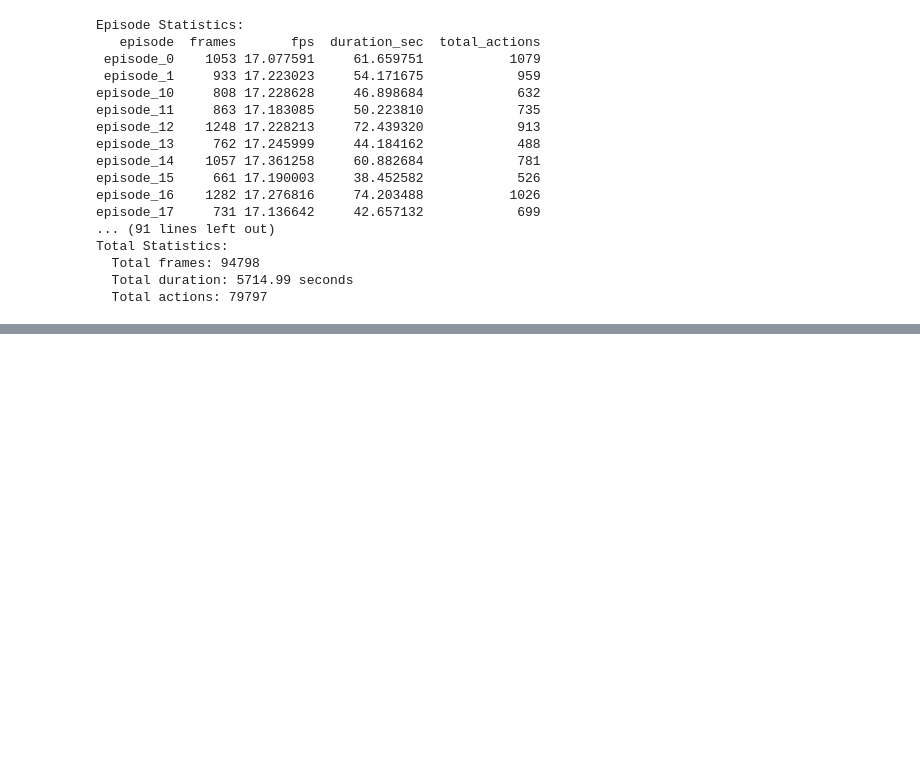
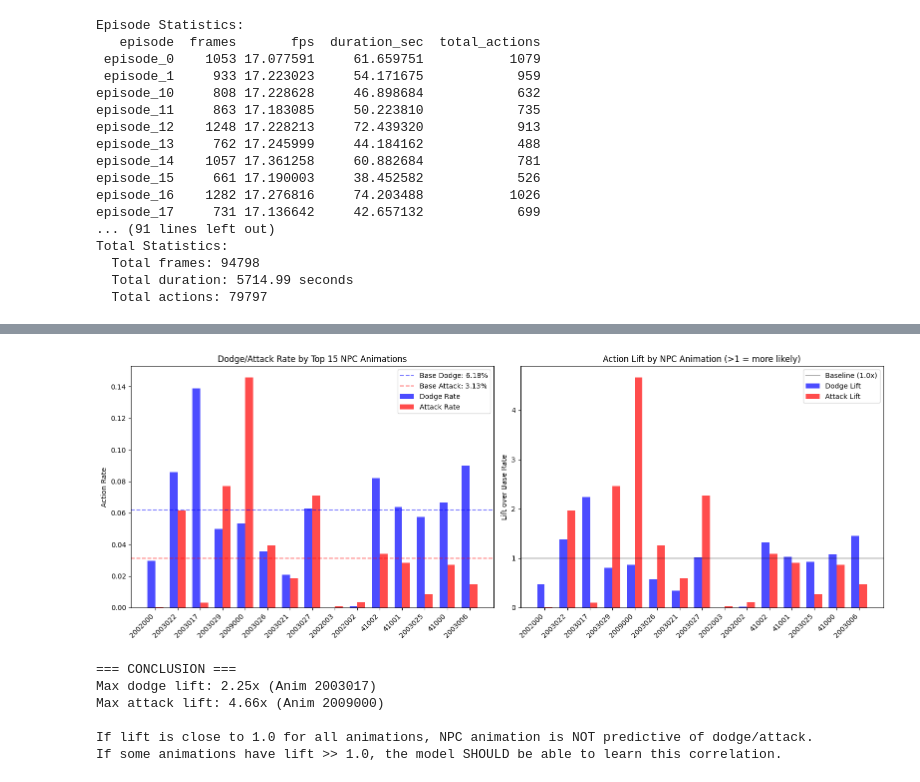
Before and after one commit to dhmnr/ProjectRanni, a Jupyter notebook: gameplay_pipeline/explore_zarr_dataset.ipynb, the cells around one changed output, grey strips where cells are left out. Cells and saved outputs as stored; diff of their text form; code cells hidden in the pictures; blank space fills up the shorter version.

```diff
--- a/gameplay_pipeline/explore_zarr_dataset.ipynb
+++ b/gameplay_pipeline/explore_zarr_dataset.ipynb
@@ -345,0 +441,57 @@ Total Statistics:
+# %%
+# Summary visualization: Compare dodge/attack rates for key animations
+fig, axes = plt.subplots(1, 2, figsize=(16, 6))
+
+# Get top 15 animations by total count
+top_15 = [a for a, _ in overall_anim_counts.most_common(15)]
+
+# Dodge rates
+dodge_rates = [dodge_given_anim.get(a, 0) for a in top_15]
+attack_rates = [attack_given_anim.get(a, 0) for a in top_15]
+
+x = np.arange(len(top_15))
+width = 0.35
+
+# Plot 1: Side by side
+axes[0].bar(x - width/2, dodge_rates, width, label='Dodge Rate', color='blue', alpha=0.7)
+axes[0].bar(x + width/2, attack_rates, width, label='Attack Rate', color='red', alpha=0.7)
+axes[0].axhline(y=base_dodge_rate, color='blue', linestyle='--', alpha=0.5, label=f'Base Dodge: {base_dodge_rate:.2%}')
+base_attack_rate = len(npc_anim_when_attack) / len(all_npc_anims)
+axes[0].axhline(y=base_attack_rate, color='red', linestyle='--', alpha=0.5, label=f'Base Attack: {base_attack_rate:.2%}')
+axes[0].set_xticks(x)
+axes[0].set_xticklabels([str(a) for a in top_15], rotation=45, ha='right')
+axes[0].set_ylabel('Action Rate')
+axes[0].set_title('Dodge/Attack Rate by Top 15 NPC Animations')
+axes[0].legend()
+
+# Plot 2: Lift over base rate
+dodge_lift = [r / base_dodge_rate if base_dodge_rate > 0 else 0 for r in dodge_rates]
+attack_lift = [r / base_attack_rate if base_attack_rate > 0 else 0 for r in attack_rates]
+
+axes[1].bar(x - width/2, dodge_lift, width, label='Dodge Lift', color='blue', alpha=0.7)
+axes[1].bar(x + width/2, attack_lift, width, label='Attack Lift', color='red', alpha=0.7)
+axes[1].axhline(y=1.0, color='black', linestyle='-', alpha=0.3, label='Baseline (1.0x)')
+axes[1].set_xticks(x)
+axes[1].set_xticklabels([str(a) for a in top_15], rotation=45, ha='right')
+axes[1].set_ylabel('Lift over Base Rate')
+axes[1].set_title('Action Lift by NPC Animation (>1 = more likely)')
+axes[1].legend()
+
+plt.tight_layout()
+plt.show()
+
+print("\n=== CONCLUSION ===")
+max_dodge_lift = max(dodge_lift)
+max_attack_lift = max(attack_lift)
+print(f"Max dodge lift: {max_dodge_lift:.2f}x (Anim {top_15[dodge_lift.index(max_dodge_lift)]})")
+print(f"Max attack lift: {max_attack_lift:.2f}x (Anim {top_15[attack_lift.index(max_attack_lift)]})")
+print(f"\nIf lift is close to 1.0 for all animations, NPC animation is NOT predictive of dodge/attack.")
+print(f"If some animations have lift >> 1.0, the model SHOULD be able to learn this correlation.")
+# %% [output]
+[figure, added]
+=== CONCLUSION ===
+Max dodge lift: 2.25x (Anim 2003017)
+Max attack lift: 4.66x (Anim 2009000)
+
+If lift is close to 1.0 for all animations, NPC animation is NOT predictive of dodge/attack.
+If some animations have lift >> 1.0, the model SHOULD be able to learn this correlation.
```
Also changed, not shown: parts of 14 cells of this notebook.
